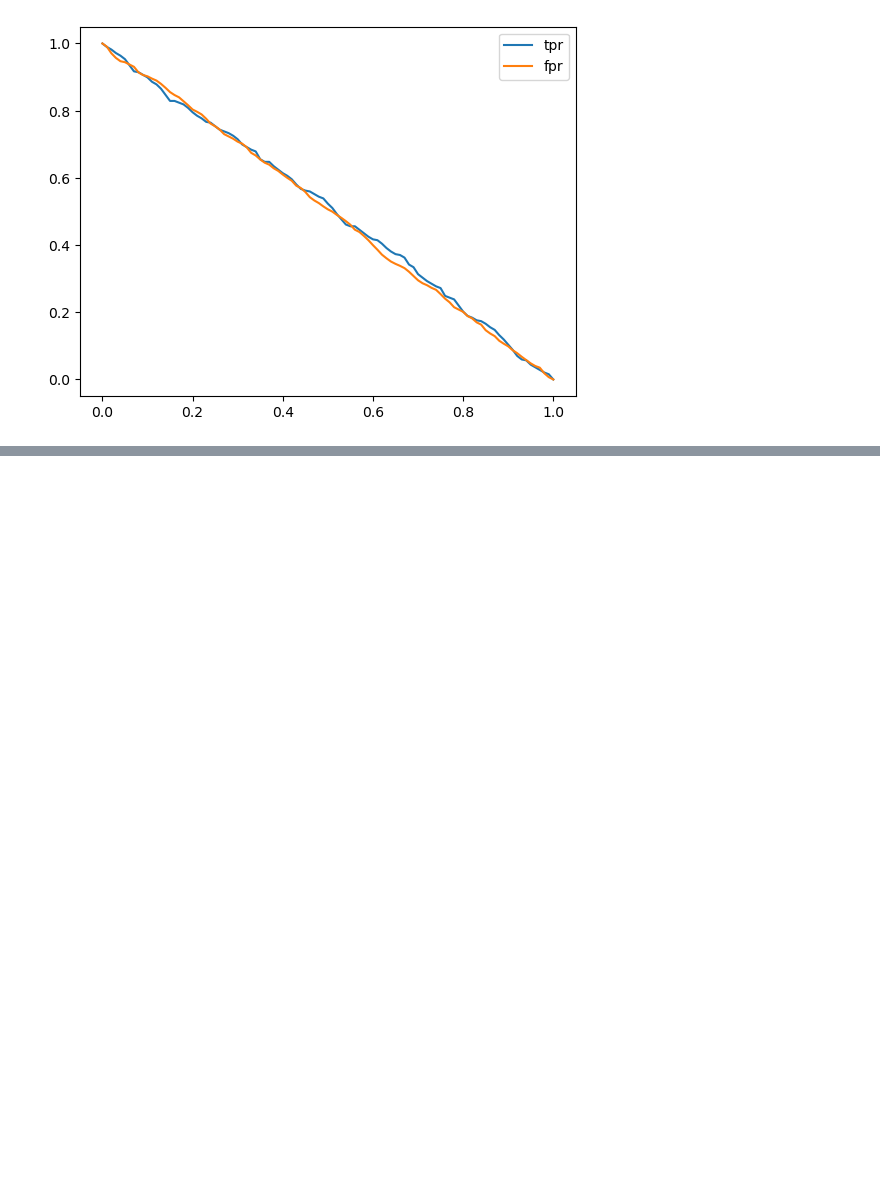
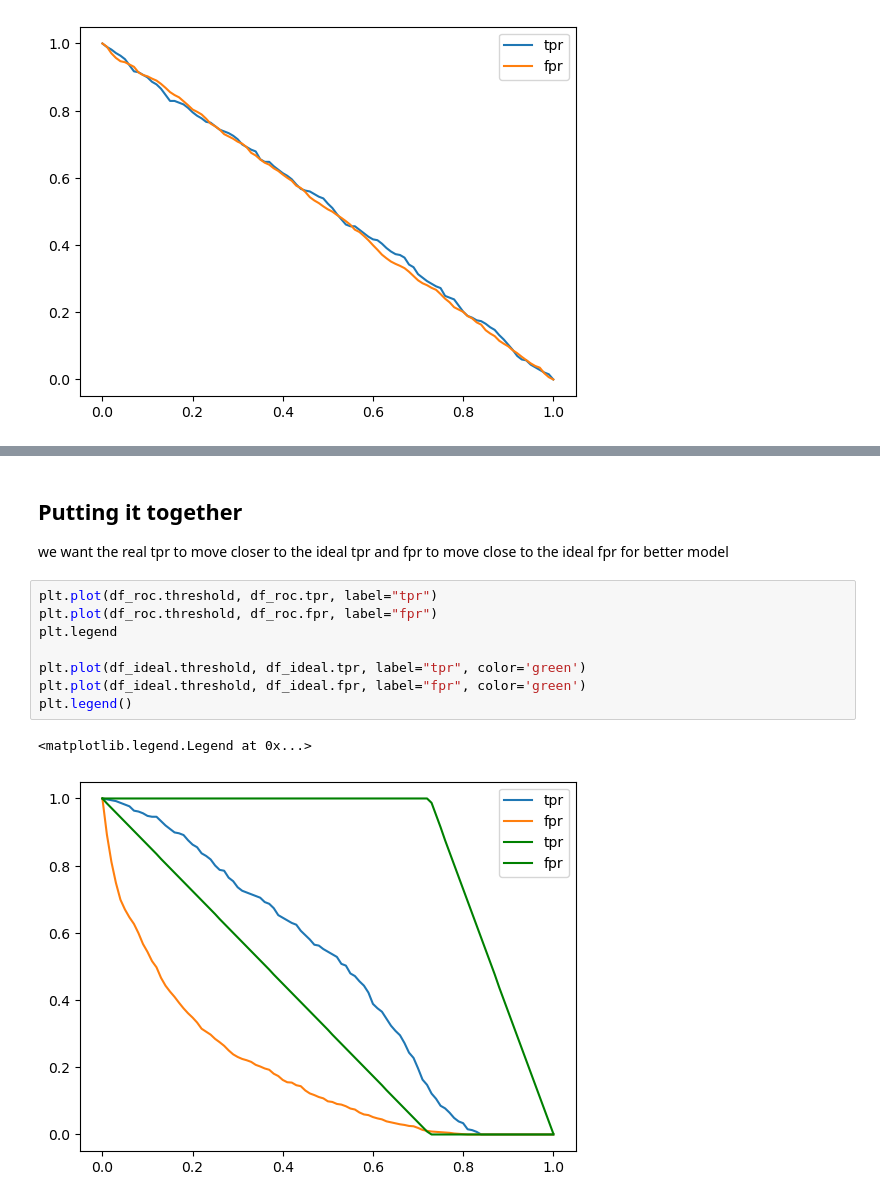
Before and after one commit to alabamustapha/ml-zoomcamp-2023, a Jupyter notebook: Evaluation Metrics/Evaluation metric: Churn Prediction.ipynb, the cells around one changed output, grey strips where cells are left out. Drawn from its saved outputs; the diff is of its cells as text; blank space fills up the shorter version.

```diff
--- a/Evaluation Metrics/Evaluation metric: Churn Prediction.ipynb
+++ b/Evaluation Metrics/Evaluation metric: Churn Prediction.ipynb
@@ -705,0 +696,14 @@ plt.legend()
+# %% [markdown]
+## Putting it together
+we want the real tpr to move closer to the ideal tpr and fpr to move close to the ideal fpr for better model
+# %%
+plt.plot(df_roc.threshold, df_roc.tpr, label="tpr")
+plt.plot(df_roc.threshold, df_roc.fpr, label="fpr")
+plt.legend
+
+plt.plot(df_ideal.threshold, df_ideal.tpr, label="tpr", color='green')
+plt.plot(df_ideal.threshold, df_ideal.fpr, label="fpr", color='green')
+plt.legend()
+# %% [output]
+<matplotlib.legend.Legend at 0x...>
+[figure, added]
```
Also changed, not shown: parts of 14 cells of this notebook.
